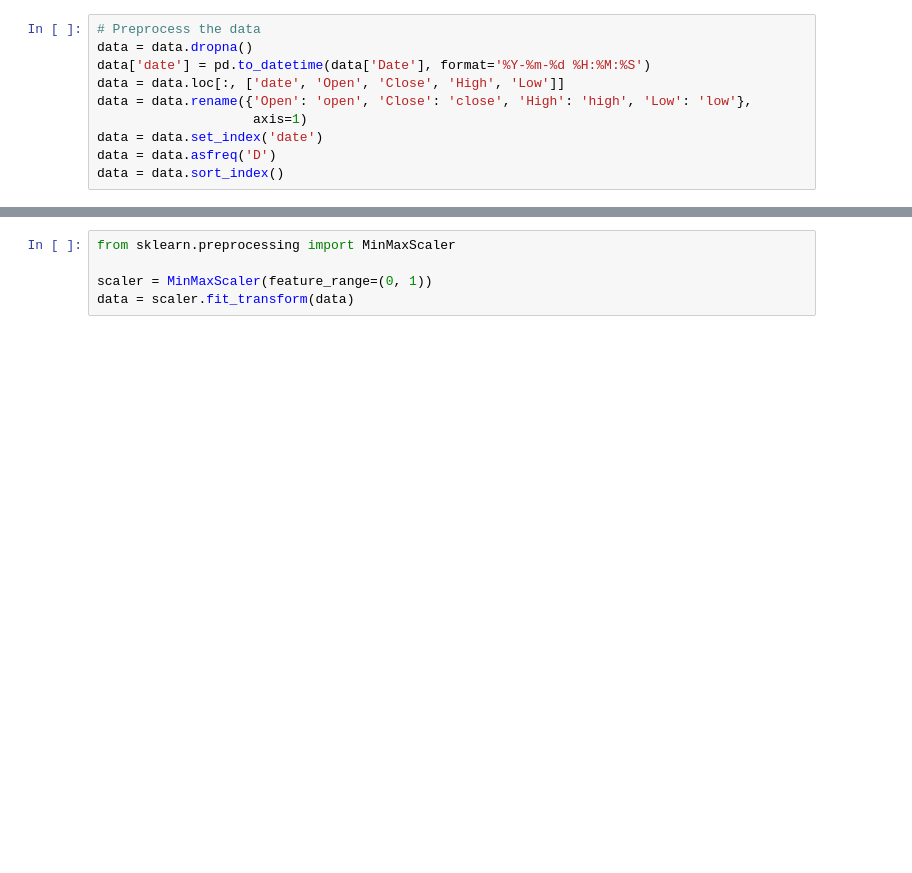
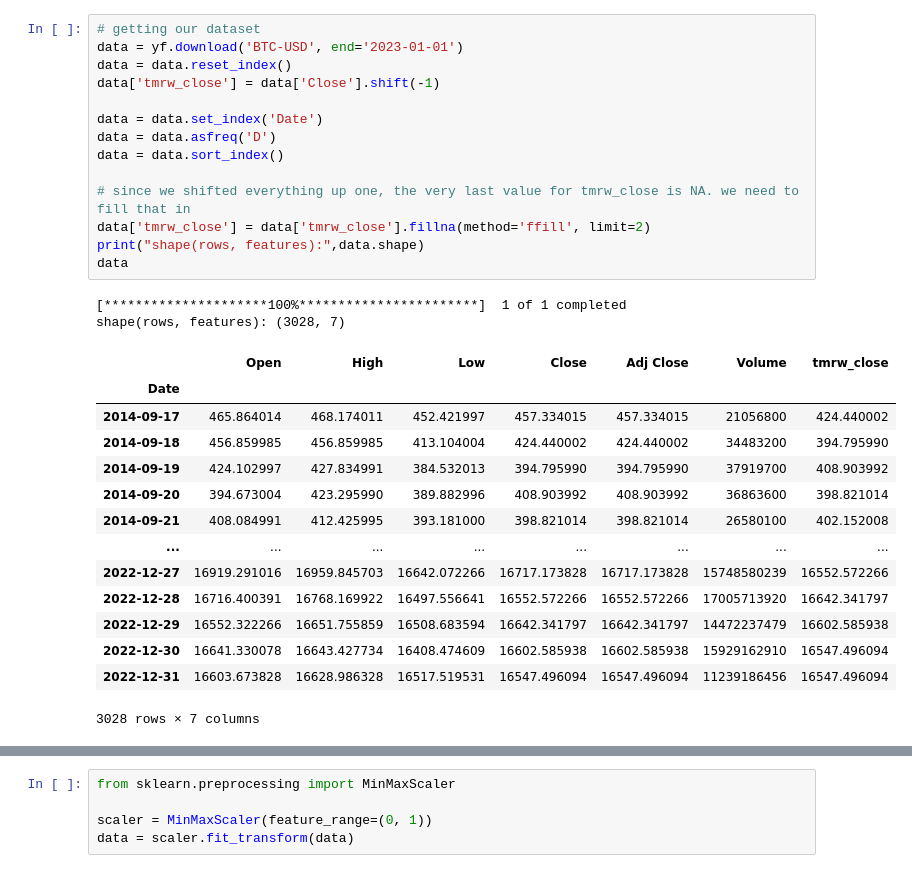
Before and after one commit to adefiqri12/GAN-Model-for-Crypto-Forecasting, a Jupyter notebook: baseline_GAN_crypto_forecasting.ipynb, the cells around one changed output, grey strips where cells are left out. Drawn from its saved outputs; the diff is of its cells as text; blank space fills up the shorter version.

```diff
--- a/baseline_GAN_crypto_forecasting.ipynb
+++ b/baseline_GAN_crypto_forecasting.ipynb
@@ -66,10 +35,31 @@ data
-# %%
-# Preprocess the data
-data = data.dropna()
-data['date'] = pd.to_datetime(data['Date'], format='%Y-%m-%d %H:%M:%S')
-data = data.loc[:, ['date', 'Open', 'Close', 'High', 'Low']]
-data = data.rename({'Open': 'open', 'Close': 'close', 'High': 'high', 'Low': 'low'},
-                    axis=1)
-data = data.set_index('date')
-data = data.asfreq('D')
-data = data.sort_index()
+# %%
+# getting our dataset
+data = yf.download('BTC-USD', end='2023-01-01')
+data = data.reset_index()
+data['tmrw_close'] = data['Close'].shift(-1)
+
+data = data.set_index('Date')
+data = data.asfreq('D')
+data = data.sort_index()
+
+# since we shifted everything up one, the very last value for tmrw_close is NA. we need to fill that in
+data['tmrw_close'] = data['tmrw_close'].fillna(method='ffill', limit=2)
+print("shape(rows, features):",data.shape)
+data
+# %% [output]
+[*********************100%***********************]  1 of 1 completed
+shape(rows, features): (3028, 7)
+|  | Open | High | Low | Close | Adj Close | Volume | tmrw_close |
+| Date |  |  |  |  |  |  |  |
+| 2014-09-17 | 465.864014 | 468.174011 | 452.421997 | 457.334015 | 457.334015 | 21056800 | 424.440002 |
+| 2014-09-18 | 456.859985 | 456.859985 | 413.104004 | 424.440002 | 424.440002 | 34483200 | 394.795990 |
+| 2014-09-19 | 424.102997 | 427.834991 | 384.532013 | 394.795990 | 394.795990 | 37919700 | 408.903992 |
+| 2014-09-20 | 394.673004 | 423.295990 | 389.882996 | 408.903992 | 408.903992 | 36863600 | 398.821014 |
+| 2014-09-21 | 408.084991 | 412.425995 | 393.181000 | 398.821014 | 398.821014 | 26580100 | 402.152008 |
+| ... | ... | ... | ... | ... | ... | ... | ... |
+| 2022-12-27 | 16919.291016 | 16959.845703 | 16642.072266 | 16717.173828 | 16717.173828 | 15748580239 | 16552.572266 |
+| 2022-12-28 | 16716.400391 | 16768.169922 | 16497.556641 | 16552.572266 | 16552.572266 | 17005713920 | 16642.341797 |
+| 2022-12-29 | 16552.322266 | 16651.755859 | 16508.683594 | 16642.341797 | 16642.341797 | 14472237479 | 16602.585938 |
+| 2022-12-30 | 16641.330078 | 16643.427734 | 16408.474609 | 16602.585938 | 16602.585938 | 15929162910 | 16547.496094 |
+| 2022-12-31 | 16603.673828 | 16628.986328 | 16517.519531 | 16547.496094 | 16547.496094 | 11239186456 | 16547.496094 |
+3028 rows × 7 columns
```
Also changed, not shown: parts of 15 cells of this notebook.
